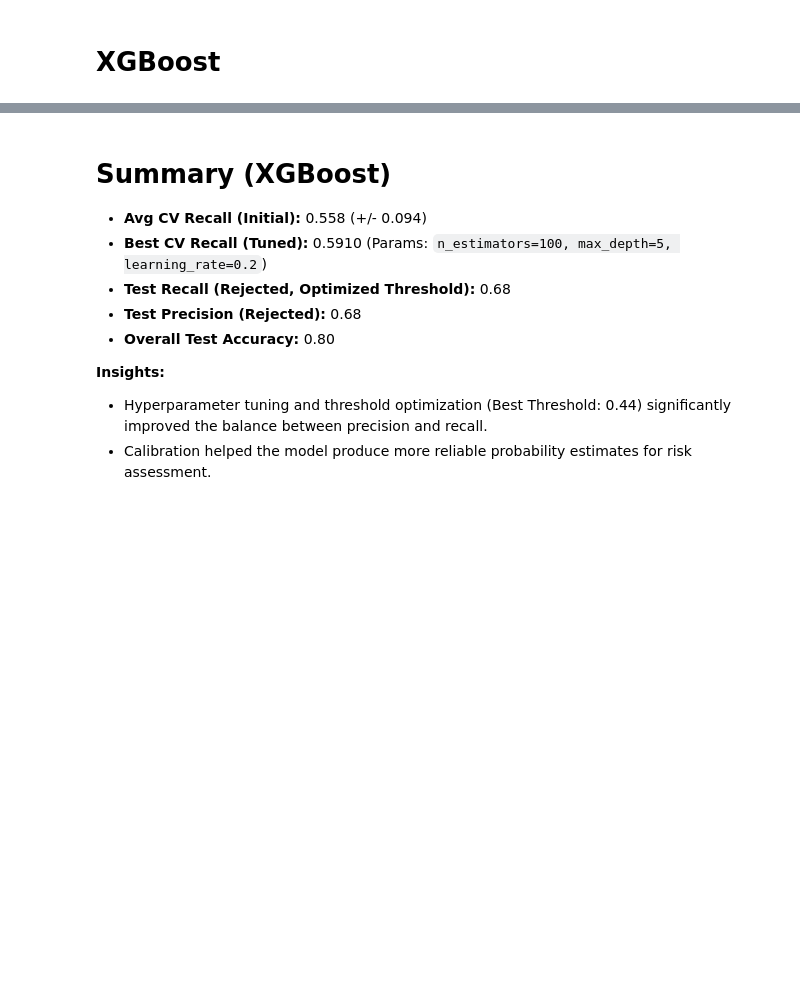
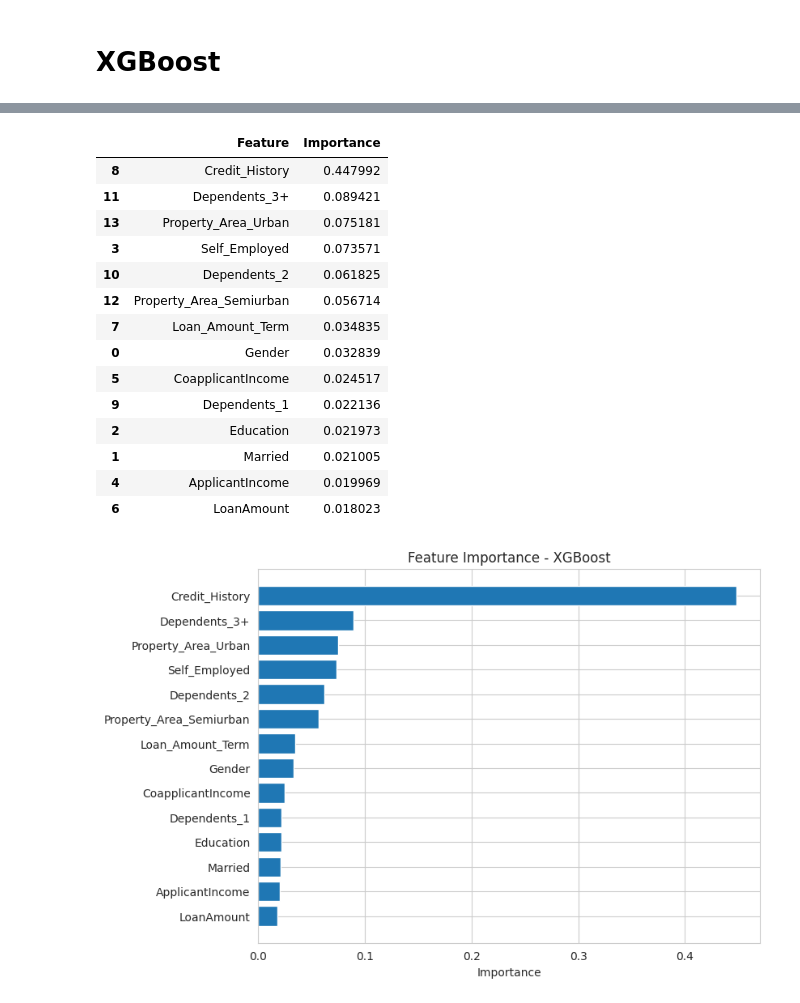
Before and after one commit to heyygauravai/bank-loan-approval-risk-predictor, a Jupyter notebook: Loan_default_prediction.ipynb, the cells around one changed output, grey strips where cells are left out. Cells and saved outputs as stored; diff of their text form; code cells hidden in the pictures; blank space fills up the shorter version.

```diff
--- a/Loan_default_prediction.ipynb
+++ b/Loan_default_prediction.ipynb
@@ -630,10 +803,10 @@ weighted avg       0.77      0.76      0.77       123
 # %%
 param_grid_xgb = {
-    'clf__estimator__n_estimators': [50, 100, 200],
-    'clf__estimator__max_depth': [3, 5, 7],
-    'clf__estimator__learning_rate': [0.01, 0.1, 0.2],
-    'clf__estimator__subsample': [0.8, 1.0],
-    'clf__estimator__colsample_bytree': [0.8, 1.0]
+    'model__estimator__n_estimators': [50, 100, 200],
+    'model__estimator__max_depth': [3, 5, 7],
+    'model__estimator__learning_rate': [0.01, 0.1, 0.2],
+    'model__estimator__subsample': [0.8, 1.0],
+    'model__estimator__colsample_bytree': [0.8, 1.0]
 }
 
 grid_xgb = GridSearchCV(
@@ -702,12 +877,30 @@ weighted avg       0.80      0.80      0.80       123
-# %% [markdown]
-
-# **Summary (XGBoost)**
-- **Avg CV Recall (Initial):** 0.558 (+/- 0.094)
-- **Best CV Recall (Tuned):** 0.5910 (Params: `n_estimators=100, max_depth=5, learning_rate=0.2`)
-- **Test Recall (Rejected, Optimized Threshold):** 0.68
-- **Test Precision (Rejected):** 0.68
-- **Overall Test Accuracy:** 0.80
-
-**Insights:**
-- Hyperparameter tuning and threshold optimization (Best Threshold: 0.44) significantly improved the balance between precision and recall.
-- Calibration helped the model produce more reliable probability estimates for risk assessment.
+# %%
+xgb_model = best_xgb.named_steps['model'].calibrated_classifiers_[0].estimator
+
+feature_importance_xgb = pd.DataFrame({
+    'Feature': X_train.columns,
+    'Importance': xgb_model.feature_importances_
+}).sort_values(
+    by='Importance',
+    ascending=False
+)
+
+display(feature_importance_xgb)
+plot_feature_importance(feature_importance_xgb, 'Importance', 'Feature Importance - XGBoost')
+# %% [output]
+|  | Feature | Importance |
+| 8 | Credit_History | 0.447992 |
+| 11 | Dependents_3+ | 0.089421 |
+| 13 | Property_Area_Urban | 0.075181 |
+| 3 | Self_Employed | 0.073571 |
+| 10 | Dependents_2 | 0.061825 |
+| 12 | Property_Area_Semiurban | 0.056714 |
+| 7 | Loan_Amount_Term | 0.034835 |
+| 0 | Gender | 0.032839 |
+| 5 | CoapplicantIncome | 0.024517 |
+| 9 | Dependents_1 | 0.022136 |
+| 2 | Education | 0.021973 |
+| 1 | Married | 0.021005 |
+| 4 | ApplicantIncome | 0.019969 |
+| 6 | LoanAmount | 0.018023 |
+[figure, added]
```
Also changed, not shown: parts of 32 cells of this notebook.
